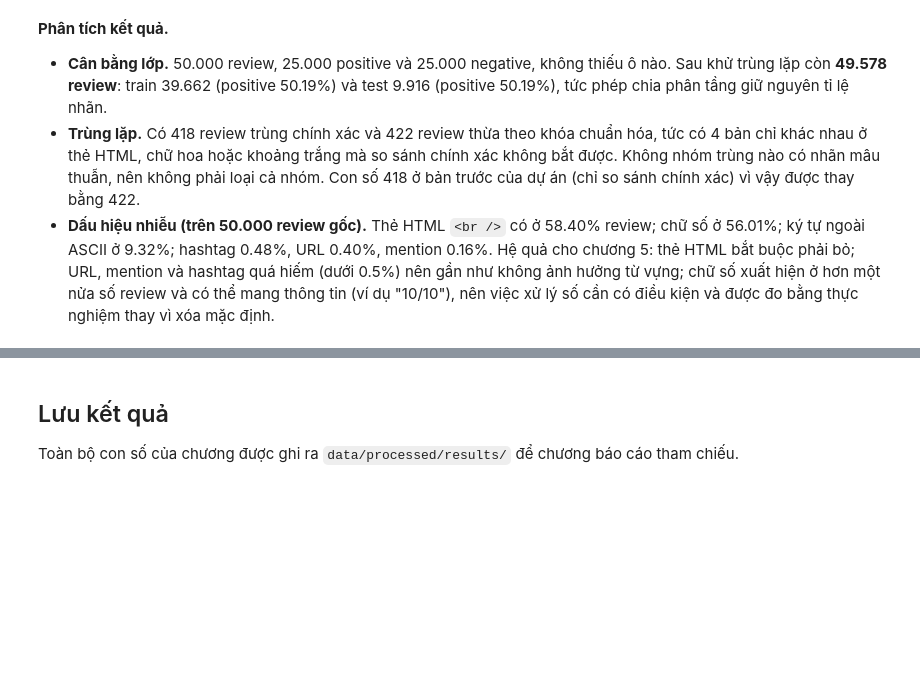
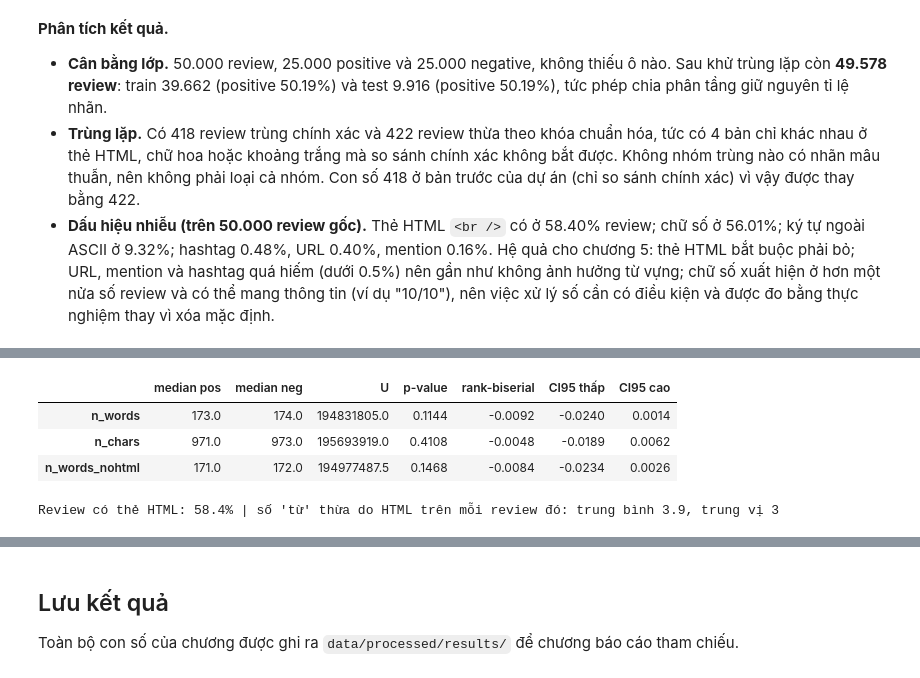
Before and after one commit to CaoThien1402/dm-preprocessing, a Jupyter notebook: book/04_text_eda.ipynb, the cells around one changed output, grey strips where cells are left out. Cells and saved outputs as stored; diff of their text form; code cells hidden in the pictures; blank space fills up the shorter version.

```diff
--- a/book/04_text_eda.ipynb
+++ b/book/04_text_eda.ipynb
@@ -103,0 +152,30 @@ EDA dùng tập train: 39662 review (positive 19905, negative 19757)
+# %%
+def mwu_report(col: str, n_boot: int = 200) -> dict:
+    """Mann-Whitney U hai phía (positive so với negative), rank-biserial và CI bootstrap 95%."""
+    x, y = pos[col].to_numpy(), neg[col].to_numpy()
+    u, p = stats.mannwhitneyu(x, y, alternative="two-sided")
+    r_rb = 2 * u / (len(x) * len(y)) - 1
+    rng = np.random.default_rng(config.SEED)
+    boot = []
+    for _ in range(n_boot):
+        ub = stats.mannwhitneyu(rng.choice(x, len(x)), rng.choice(y, len(y)), alternative="two-sided").statistic
+        boot.append(2 * ub / (len(x) * len(y)) - 1)
+    lo, hi = np.percentile(boot, [2.5, 97.5])
+    return {"median pos": np.median(x), "median neg": np.median(y), "U": u, "p-value": p, "rank-biserial": r_rb, "CI95 thấp": lo, "CI95 cao": hi}
+
+
+mwu = pd.DataFrame({c: mwu_report(c) for c in ["n_words", "n_chars", "n_words_nohtml"]}).T
+display(mwu.round(4))
+RESULTS["mwu"] = mwu.round(6).to_dict("index")
+RESULTS.update({"mwu_words_p": float(mwu.loc["n_words", "p-value"]), "mwu_chars_p": float(mwu.loc["n_chars", "p-value"])})
+
+has_br = train["review"].str.contains(r"<br\s*/?>", regex=True)
+extra_tokens = (train["n_words"] - train["n_words_nohtml"])[has_br]
+print(f"Review có thẻ HTML: {has_br.mean() * 100:.1f}% | số 'từ' thừa do HTML trên mỗi review đó: trung bình {extra_tokens.mean():.1f}, trung vị {extra_tokens.median():.0f}")
+RESULTS.update({"html_review_pct_train": float(has_br.mean() * 100), "html_extra_tokens_mean": float(extra_tokens.mean())})
+# %% [output]
+|  | median pos | median neg | U | p-value | rank-biserial | CI95 thấp | CI95 cao |
+| n_words | 173.0 | 174.0 | 194831805.0 | 0.1144 | -0.0092 | -0.0240 | 0.0014 |
+| n_chars | 971.0 | 973.0 | 195693919.0 | 0.4108 | -0.0048 | -0.0189 | 0.0062 |
+| n_words_nohtml | 171.0 | 172.0 | 194977487.5 | 0.1468 | -0.0084 | -0.0234 | 0.0026 |
+Review có thẻ HTML: 58.4% | số 'từ' thừa do HTML trên mỗi review đó: trung bình 3.9, trung vị 3
```
Also changed, not shown: parts of 4 cells of this notebook, 1 other file.
